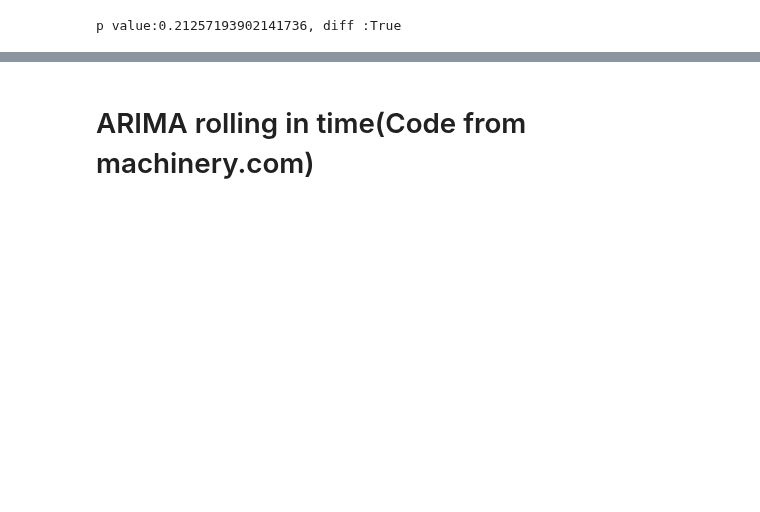
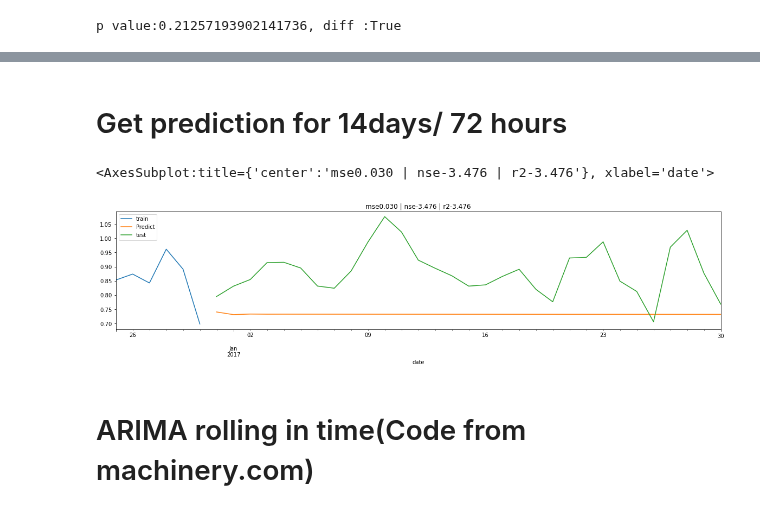
Before and after one commit to SB91ko/ChaoprayaRiver_WaterLV_prediction, a Jupyter notebook: Hour_ARIMA.ipynb, the cells around one changed output, grey strips where cells are left out. Saved outputs shown, nothing was run; the diff lists cells and outputs as text; code cells hidden in the pictures; blank space fills up the shorter version.

```diff
--- a/Hour_ARIMA.ipynb
+++ b/Hour_ARIMA.ipynb
@@ -142,6 +131,26 @@ SARIMAX Results
 | Prob(H) (two-sided): | 0.02 | Kurtosis: | 7.26 |
 Warnings:
 [1] Covariance matrix calculated using the outer product of gradients (complex-step).
+# %% [markdown]
+# Get prediction for 14days/ 72 hours
+# %%
+pdq=(1,1,0)
+model = ARIMA(train, order=pdq)
+model_fit = model.fit(disp=0)
+
+start_idx=len(train)
+end_idx=len(train)+n_future
+predictTest=model_fit.predict(start=start_idx,end=end_idx,typ='levels')
+# %%
+mse,nse,r2=real_eva_error(test[:len(predictTest)],predictTest)
+plt.figure(figsize=(20,4))
+plt.title("mse{:.3f} | nse{:.3f} | r2{:.3f}".format(mse,nse,r2))
+train['2016-12-25':].plot(label='train',legend=True)
+predictTest.plot(label='Predict',legend=True)
+test[:len(predictTest)].plot(label='test',legend=True)
+# %% [output]
+<AxesSubplot:title={'center':'mse0.030 | nse-3.476 | r2-3.476'}, xlabel='date'>
+[figure, added]
 # %% [markdown]
 # ARIMA rolling in time(Code from machinery.com)
 # %%
```
Also changed, not shown: parts of 13 cells of this notebook, 43 other files.
